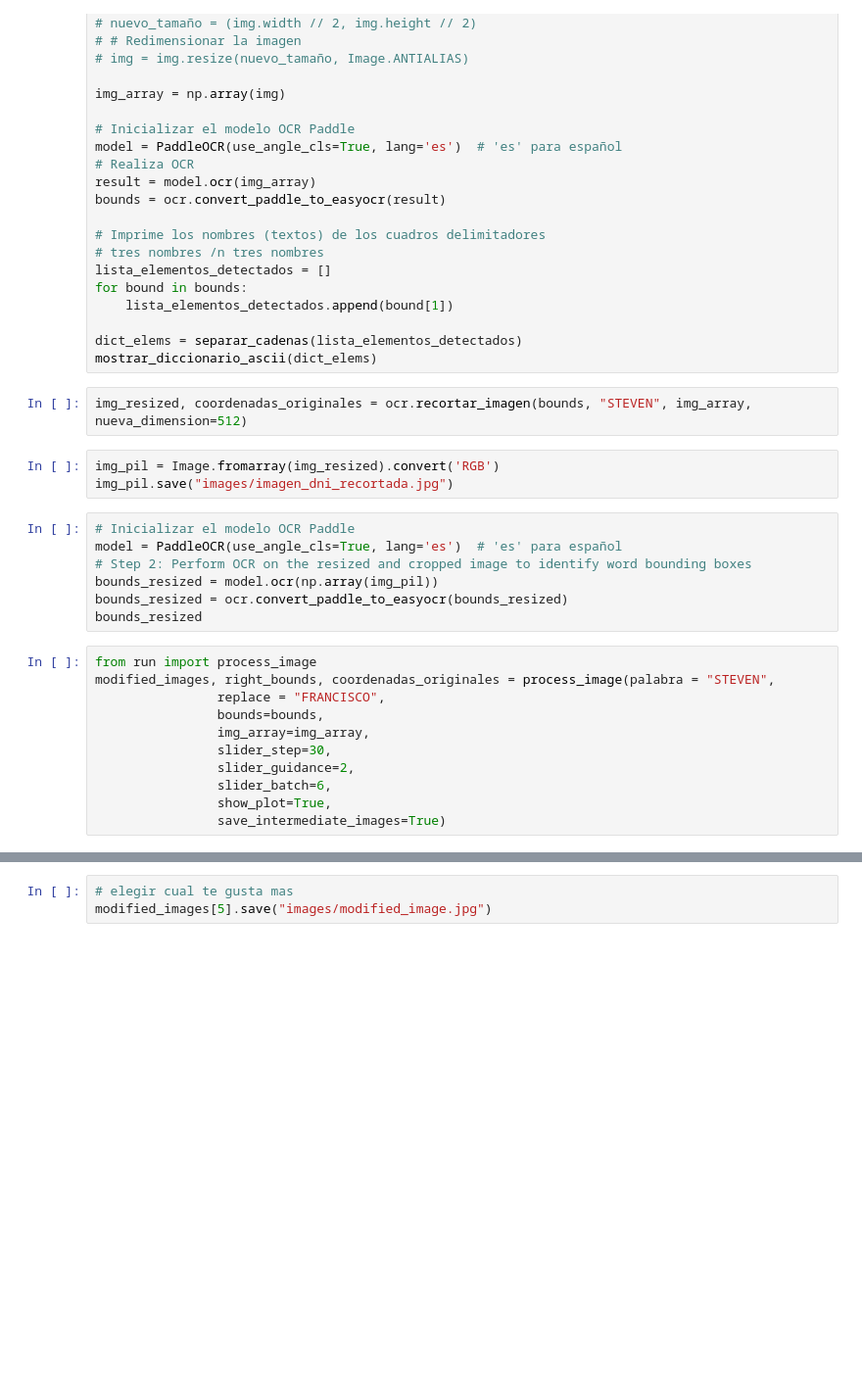
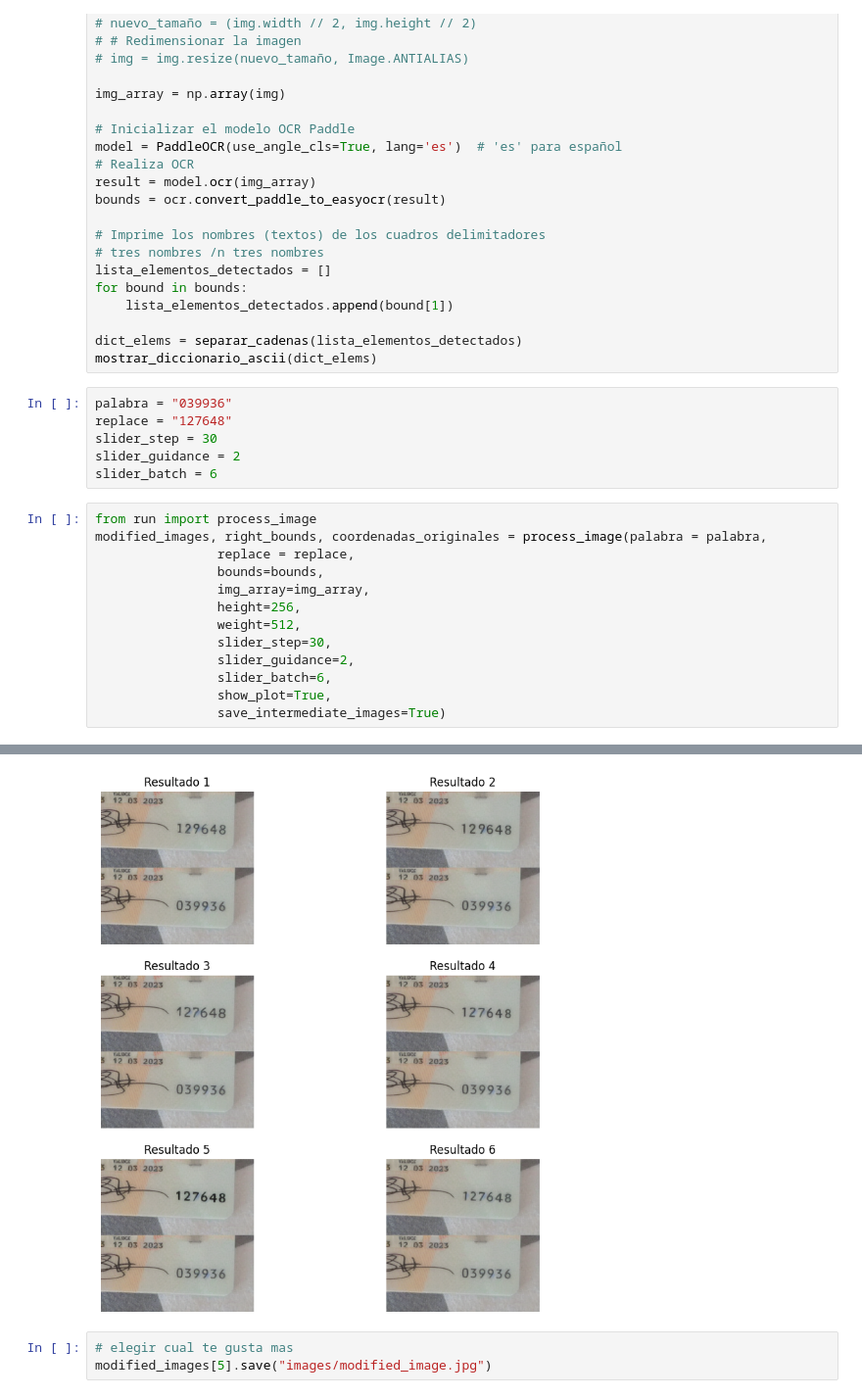
Before and after one commit to PedroOrtix/ID_Inpainter, a Jupyter notebook: notebook.ipynb, the cells around one changed output, grey strips where cells are left out. Shown at 98% size. Drawn from its saved outputs; the diff is of its cells as text; blank space fills up the shorter version.

```diff
--- a/notebook.ipynb
+++ b/notebook.ipynb
@@ -48,26 +76,23 @@ for bound in bounds:
 
 dict_elems = separar_cadenas(lista_elementos_detectados)
 mostrar_diccionario_ascii(dict_elems)
-# %%
-img_resized, coordenadas_originales = ocr.recortar_imagen(bounds, "STEVEN", img_array, nueva_dimension=512)
-# %%
-img_pil = Image.fromarray(img_resized).convert('RGB')
-img_pil.save("images/imagen_dni_recortada.jpg")
-# %%
-# Inicializar el modelo OCR Paddle
-model = PaddleOCR(use_angle_cls=True, lang='es')  # 'es' para español
-# Step 2: Perform OCR on the resized and cropped image to identify word bounding boxes
-bounds_resized = model.ocr(np.array(img_pil))
-bounds_resized = ocr.convert_paddle_to_easyocr(bounds_resized)
-bounds_resized
+# %%
+palabra = "039936"
+replace = "127648"
+slider_step = 30
+slider_guidance = 2
+slider_batch = 6
 # %%
 from run import process_image
-modified_images, right_bounds, coordenadas_originales = process_image(palabra = "STEVEN",
-                replace = "FRANCISCO",
+modified_images, right_bounds, coordenadas_originales = process_image(palabra = palabra,
+                replace = replace,
                 bounds=bounds,
                 img_array=img_array,
+                height=256,
+                weight=512,
                 slider_step=30,
                 slider_guidance=2,
                 slider_batch=6,
                 show_plot=True,
                 save_intermediate_images=True)
+# %% [output]
@@ -74,3 +118,4 @@ modified_images, right_bounds, coordenadas_originales = process_image(palabra =
+[figure, added]
 # %%
 # elegir cual te gusta mas
 modified_images[5].save("images/modified_image.jpg")
```
Also changed, not shown: parts of 10 cells of this notebook.
